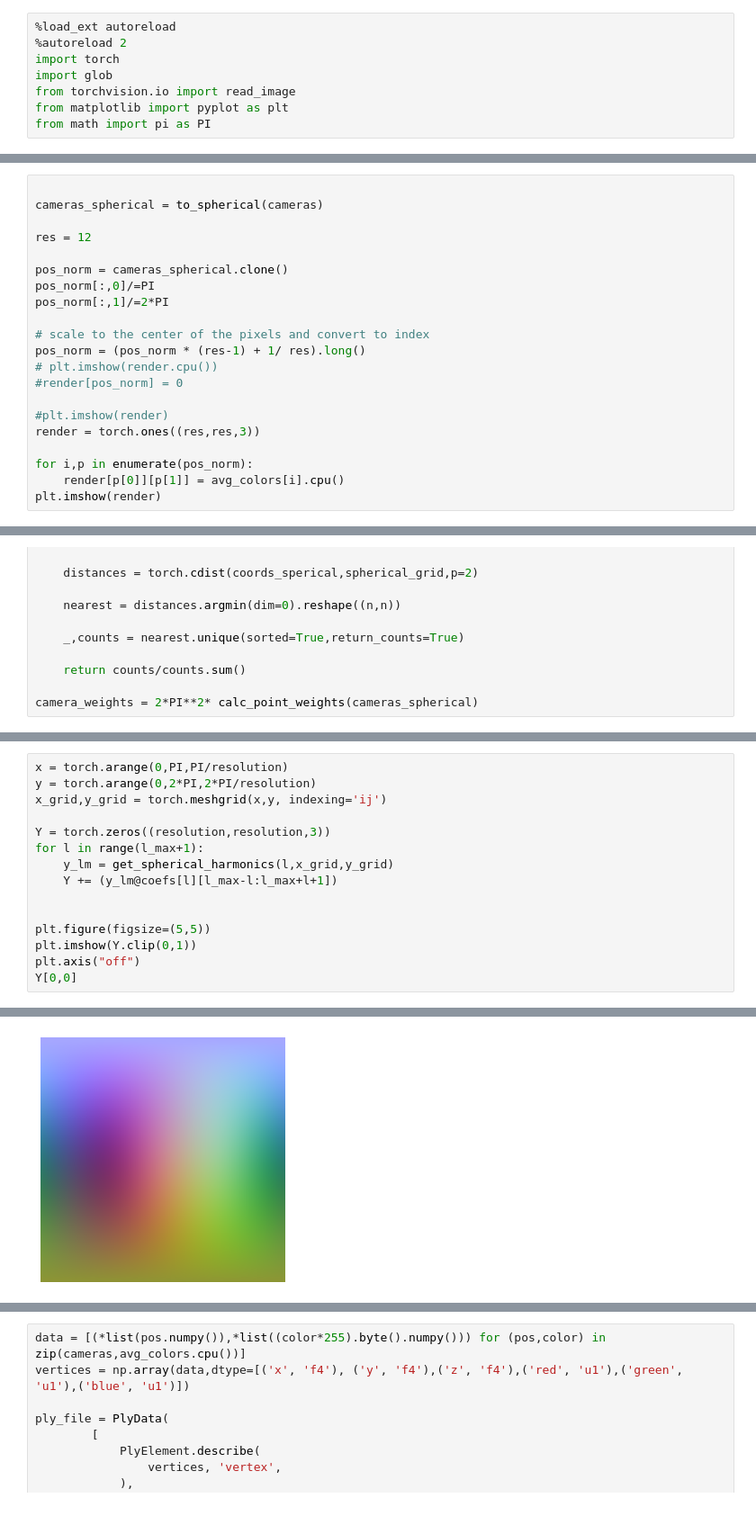
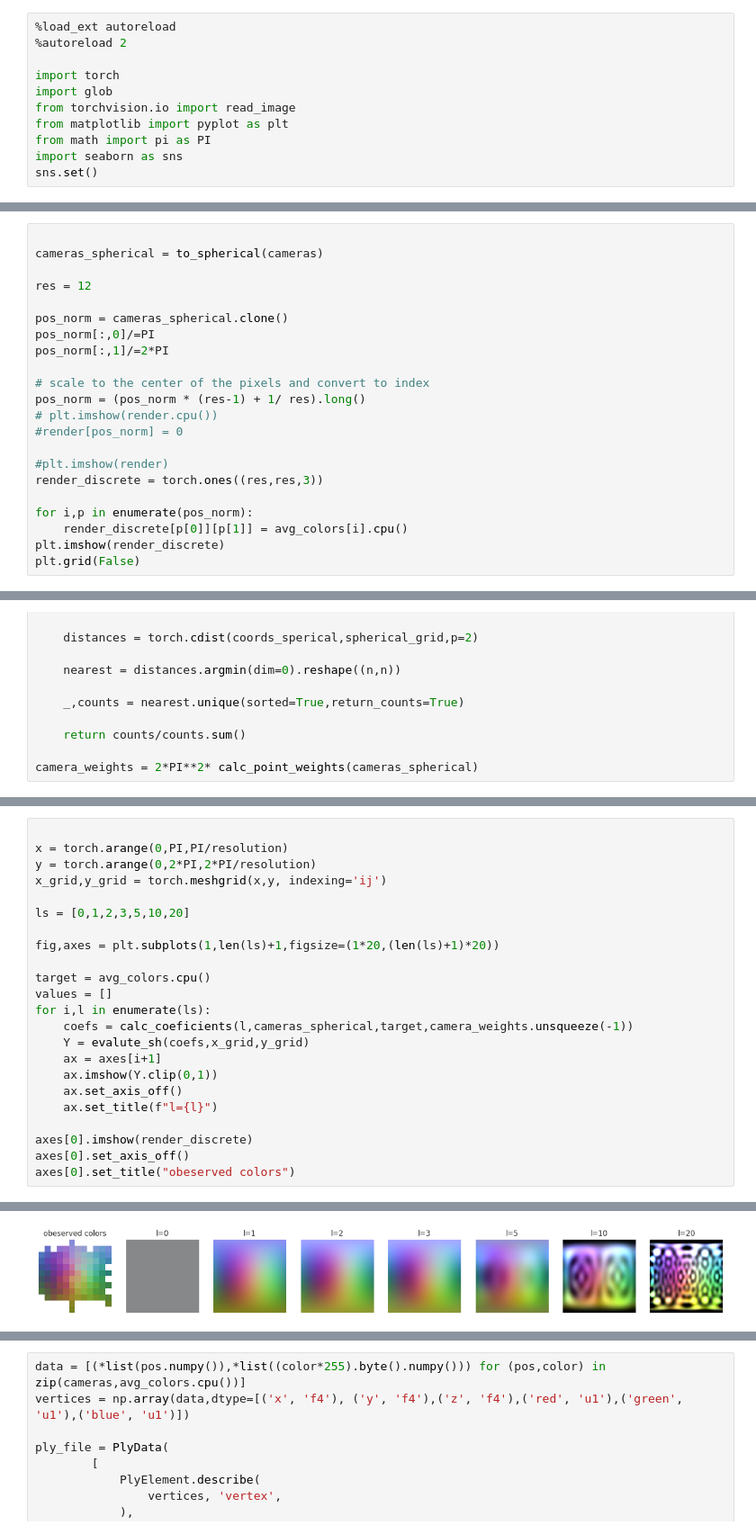
Before and after one commit to KeKsBoTer/punctum, a Jupyter notebook: dataset/dataset_creation.ipynb, the cells around one changed output, grey strips where cells are left out. Shown at 90% size. Cells and saved outputs as stored; diff of their text form.

Commit message:
added experimental image reduce

```diff
--- a/dataset/dataset_creation.ipynb
+++ b/dataset/dataset_creation.ipynb
@@ -1,8 +1,11 @@
 # %%
 %load_ext autoreload
 %autoreload 2
+
 import torch
 import glob
 from torchvision.io import read_image
 from matplotlib import pyplot as plt
 from math import pi as PI
+import seaborn as sns
+sns.set()
@@ -105,9 +111,10 @@ pos_norm = (pos_norm * (res-1) + 1/ res).long()
 #render[pos_norm] = 0
 
 #plt.imshow(render)
-render = torch.ones((res,res,3))
+render_discrete = torch.ones((res,res,3))
 
 for i,p in enumerate(pos_norm):
-    render[p[0]][p[1]] = avg_colors[i].cpu()
-plt.imshow(render)
+    render_discrete[p[0]][p[1]] = avg_colors[i].cpu()
+plt.imshow(render_discrete)
+plt.grid(False)
 # %% [output]
@@ -229,16 +210,24 @@ torch.Size([4, 7, 3])
 # %%
+
 x = torch.arange(0,PI,PI/resolution)
 y = torch.arange(0,2*PI,2*PI/resolution)
 x_grid,y_grid = torch.meshgrid(x,y, indexing='ij')
 
-Y = torch.zeros((resolution,resolution,3))
-for l in range(l_max+1):
-    y_lm = get_spherical_harmonics(l,x_grid,y_grid)
-    Y += (y_lm@coefs[l][l_max-l:l_max+l+1])
+ls = [0,1,2,3,5,10,20]
 
+fig,axes = plt.subplots(1,len(ls)+1,figsize=(1*20,(len(ls)+1)*20))
 
-plt.figure(figsize=(5,5))
-plt.imshow(Y.clip(0,1))
-plt.axis("off")
-Y[0,0]
+target = avg_colors.cpu()
+values = []
+for i,l in enumerate(ls):
+    coefs = calc_coeficients(l,cameras_spherical,target,camera_weights.unsqueeze(-1))
+    Y = evalute_sh(coefs,x_grid,y_grid)
+    ax = axes[i+1]
+    ax.imshow(Y.clip(0,1))
+    ax.set_axis_off()
+    ax.set_title(f"l={l}")
+
+axes[0].imshow(render_discrete)
+axes[0].set_axis_off()
+axes[0].set_title("obeserved colors")
 # %% [output]
@@ -246 +235 @@ tensor([0.6541, 0.6565, 1.0106])
-[figure, old version]
+[figure, new version]
```
Also changed, not shown: parts of 15 cells of this notebook, 13 other files.
